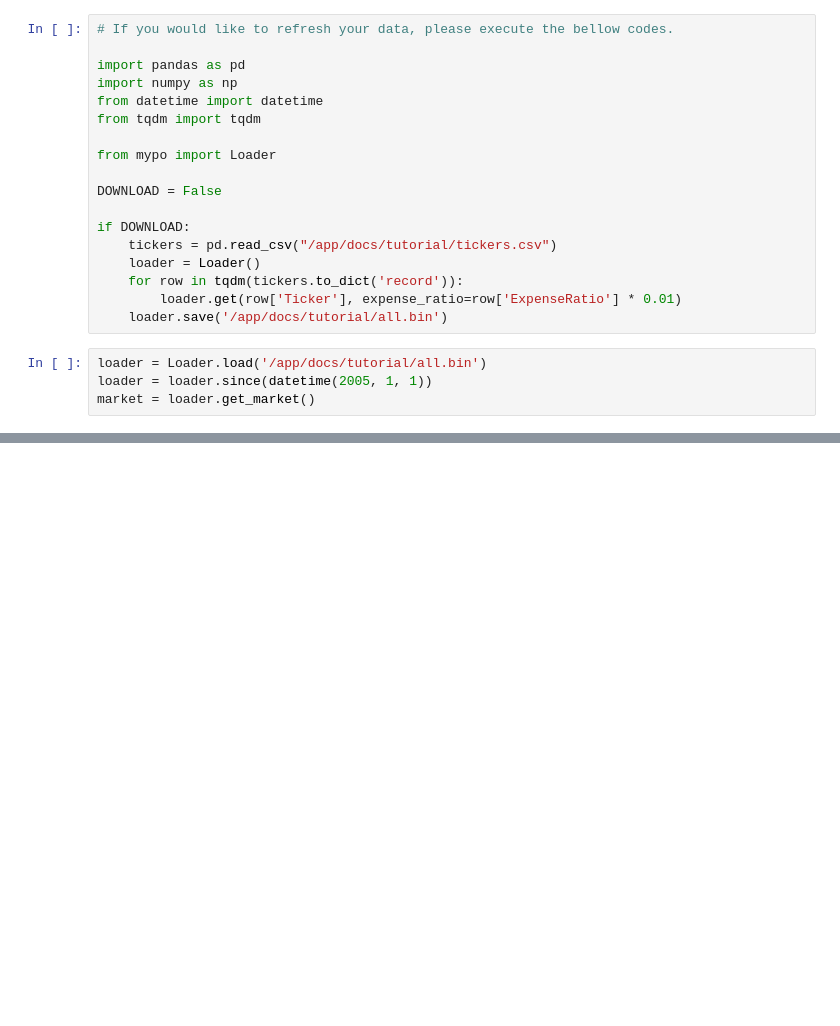
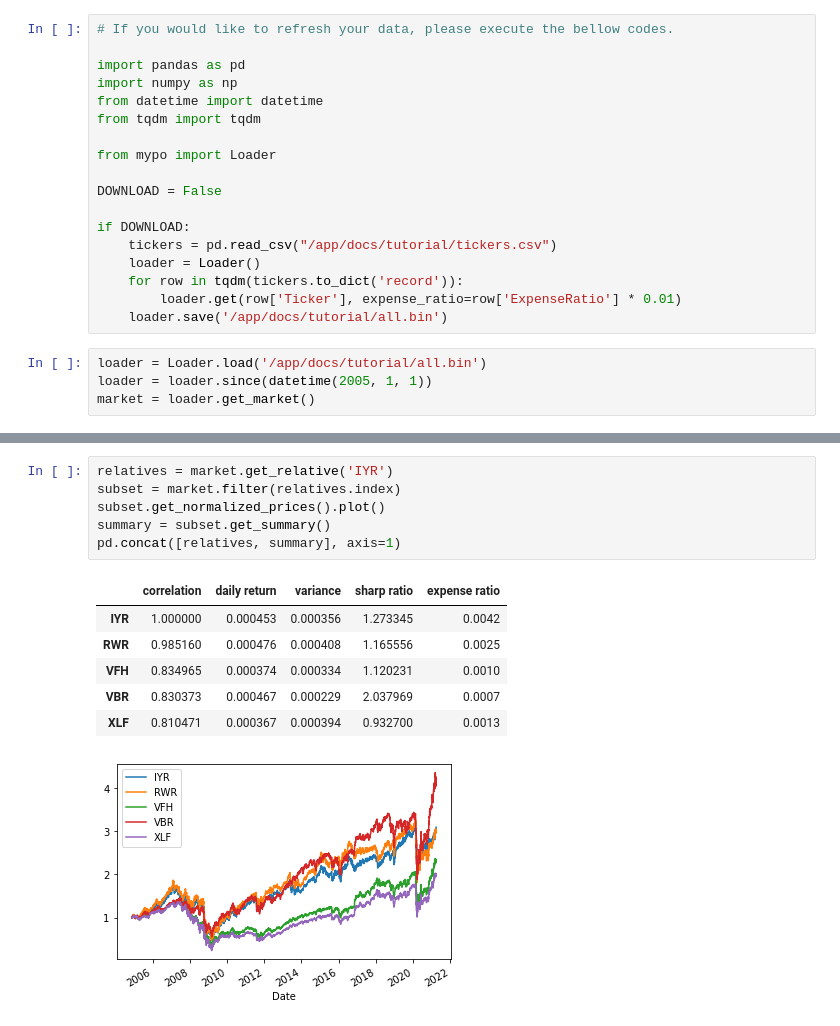
Before and after one commit to sonesuke/mypo, a Jupyter notebook: docs/tutorial/relative.ipynb, the cells around one changed output, grey strips where cells are left out. Cells and saved outputs as stored; diff of their text form; blank space fills up the shorter version.

```diff
--- a/docs/tutorial/relative.ipynb
+++ b/docs/tutorial/relative.ipynb
@@ -145,0 +96,14 @@ See the caveats in the documentation: https://pandas.pydata.org/pandas-docs/stab
+# %%
+relatives = market.get_relative('IYR')
+subset = market.filter(relatives.index)
+subset.get_normalized_prices().plot()
+summary = subset.get_summary()
+pd.concat([relatives, summary], axis=1)
+# %% [output]
+|  | correlation | daily return | variance | sharp ratio | expense ratio |
+| IYR | 1.000000 | 0.000453 | 0.000356 | 1.273345 | 0.0042 |
+| RWR | 0.985160 | 0.000476 | 0.000408 | 1.165556 | 0.0025 |
+| VFH | 0.834965 | 0.000374 | 0.000334 | 1.120231 | 0.0010 |
+| VBR | 0.830373 | 0.000467 | 0.000229 | 2.037969 | 0.0007 |
+| XLF | 0.810471 | 0.000367 | 0.000394 | 0.932700 | 0.0013 |
+[figure, added]
```
Also changed, not shown: parts of 9 cells of this notebook, 2 other files.
